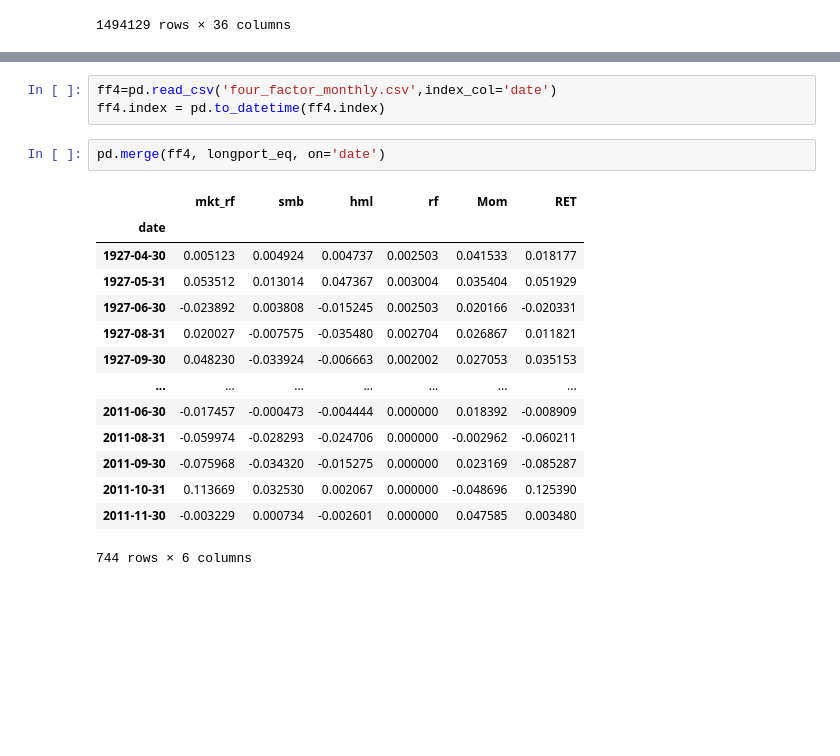
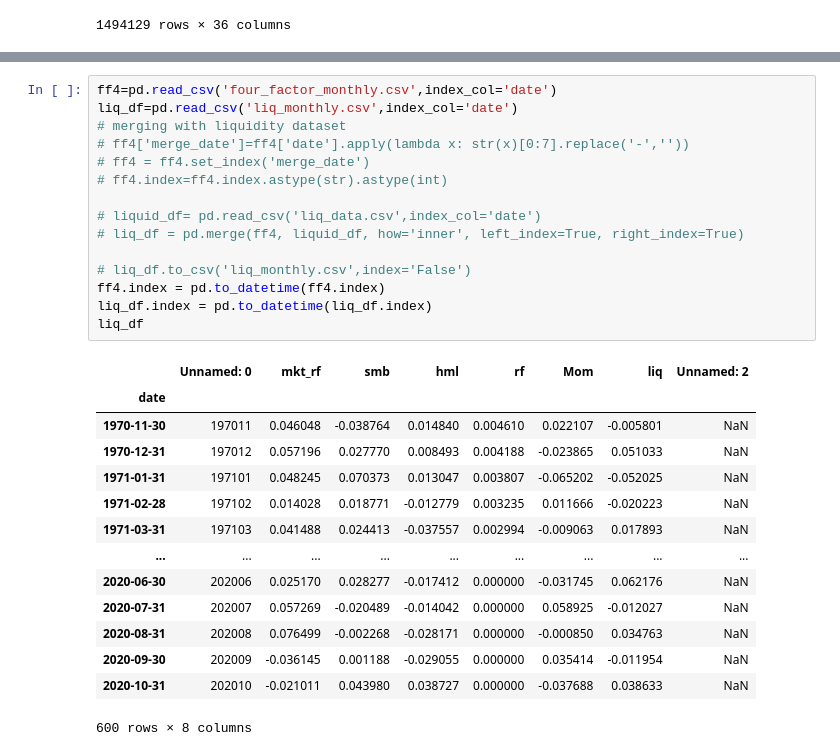
Before and after one commit to ptakchun/FINA4359-Project, a Jupyter notebook: table3.ipynb, the cells around one changed output, grey strips where cells are left out. Saved outputs shown, nothing was run; the diff lists cells and outputs as text; blank space fills up the shorter version.

```diff
--- a/table3.ipynb
+++ b/table3.ipynb
@@ -267,20 +272,30 @@ date
-# %%
-ff4=pd.read_csv('four_factor_monthly.csv',index_col='date')
-ff4.index = pd.to_datetime(ff4.index)
-# %%
-pd.merge(ff4, longport_eq, on='date')
-# %% [output]
-|  | mkt_rf | smb | hml | rf | Mom | RET |
-| date |  |  |  |  |  |  |
-| 1927-04-30 | 0.005123 | 0.004924 | 0.004737 | 0.002503 | 0.041533 | 0.018177 |
-| 1927-05-31 | 0.053512 | 0.013014 | 0.047367 | 0.003004 | 0.035404 | 0.051929 |
-| 1927-06-30 | -0.023892 | 0.003808 | -0.015245 | 0.002503 | 0.020166 | -0.020331 |
-| 1927-08-31 | 0.020027 | -0.007575 | -0.035480 | 0.002704 | 0.026867 | 0.011821 |
-| 1927-09-30 | 0.048230 | -0.033924 | -0.006663 | 0.002002 | 0.027053 | 0.035153 |
-| ... | ... | ... | ... | ... | ... | ... |
-| 2011-06-30 | -0.017457 | -0.000473 | -0.004444 | 0.000000 | 0.018392 | -0.008909 |
-| 2011-08-31 | -0.059974 | -0.028293 | -0.024706 | 0.000000 | -0.002962 | -0.060211 |
-| 2011-09-30 | -0.075968 | -0.034320 | -0.015275 | 0.000000 | 0.023169 | -0.085287 |
-| 2011-10-31 | 0.113669 | 0.032530 | 0.002067 | 0.000000 | -0.048696 | 0.125390 |
-| 2011-11-30 | -0.003229 | 0.000734 | -0.002601 | 0.000000 | 0.047585 | 0.003480 |
-744 rows × 6 columns
+# %%
+ff4=pd.read_csv('four_factor_monthly.csv',index_col='date')
+liq_df=pd.read_csv('liq_monthly.csv',index_col='date')
+# merging with liquidity dataset
+# ff4['merge_date']=ff4['date'].apply(lambda x: str(x)[0:7].replace('-',''))
+# ff4 = ff4.set_index('merge_date')
+# ff4.index=ff4.index.astype(str).astype(int)
+
+# liquid_df= pd.read_csv('liq_data.csv',index_col='date')
+# liq_df = pd.merge(ff4, liquid_df, how='inner', left_index=True, right_index=True)
+
+# liq_df.to_csv('liq_monthly.csv',index='False')
+ff4.index = pd.to_datetime(ff4.index)
+liq_df.index = pd.to_datetime(liq_df.index)
+liq_df
+# %% [output]
+|  | Unnamed: 0 | mkt_rf | smb | hml | rf | Mom | liq | Unnamed: 2 |
+| date |  |  |  |  |  |  |  |  |
+| 1970-11-30 | 197011 | 0.046048 | -0.038764 | 0.014840 | 0.004610 | 0.022107 | -0.005801 | NaN |
+| 1970-12-31 | 197012 | 0.057196 | 0.027770 | 0.008493 | 0.004188 | -0.023865 | 0.051033 | NaN |
+| 1971-01-31 | 197101 | 0.048245 | 0.070373 | 0.013047 | 0.003807 | -0.065202 | -0.052025 | NaN |
+| 1971-02-28 | 197102 | 0.014028 | 0.018771 | -0.012779 | 0.003235 | 0.011666 | -0.020223 | NaN |
+| 1971-03-31 | 197103 | 0.041488 | 0.024413 | -0.037557 | 0.002994 | -0.009063 | 0.017893 | NaN |
+| ... | ... | ... | ... | ... | ... | ... | ... | ... |
+| 2020-06-30 | 202006 | 0.025170 | 0.028277 | -0.017412 | 0.000000 | -0.031745 | 0.062176 | NaN |
+| 2020-07-31 | 202007 | 0.057269 | -0.020489 | -0.014042 | 0.000000 | 0.058925 | -0.012027 | NaN |
+| 2020-08-31 | 202008 | 0.076499 | -0.002268 | -0.028171 | 0.000000 | -0.000850 | 0.034763 | NaN |
+| 2020-09-30 | 202009 | -0.036145 | 0.001188 | -0.029055 | 0.000000 | 0.035414 | -0.011954 | NaN |
+| 2020-10-31 | 202010 | -0.021011 | 0.043980 | 0.038727 | 0.000000 | -0.037688 | 0.038633 | NaN |
+600 rows × 8 columns
```
Also changed, not shown: parts of 13 cells of this notebook, 3 other files.
